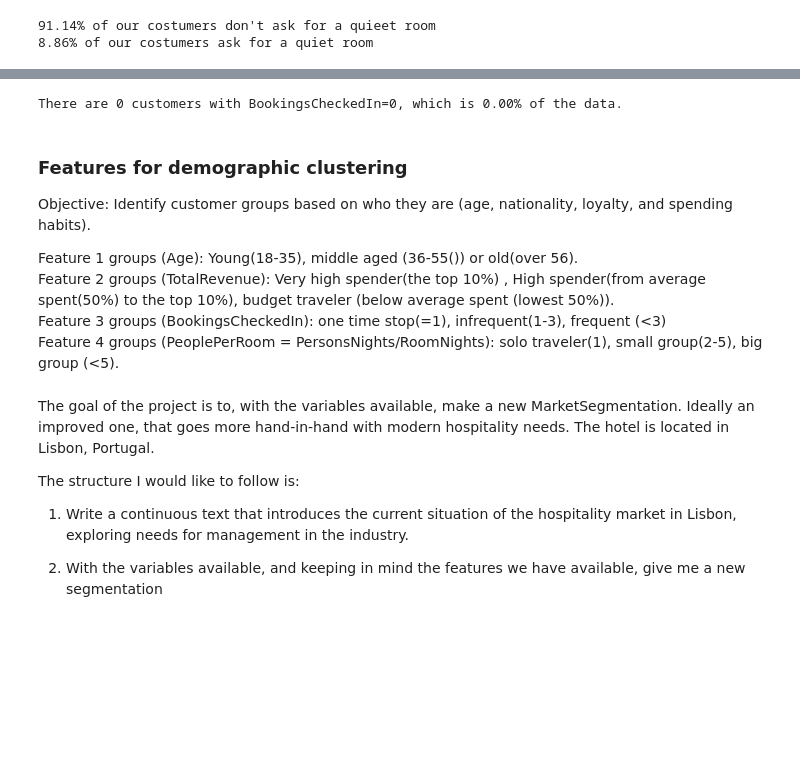
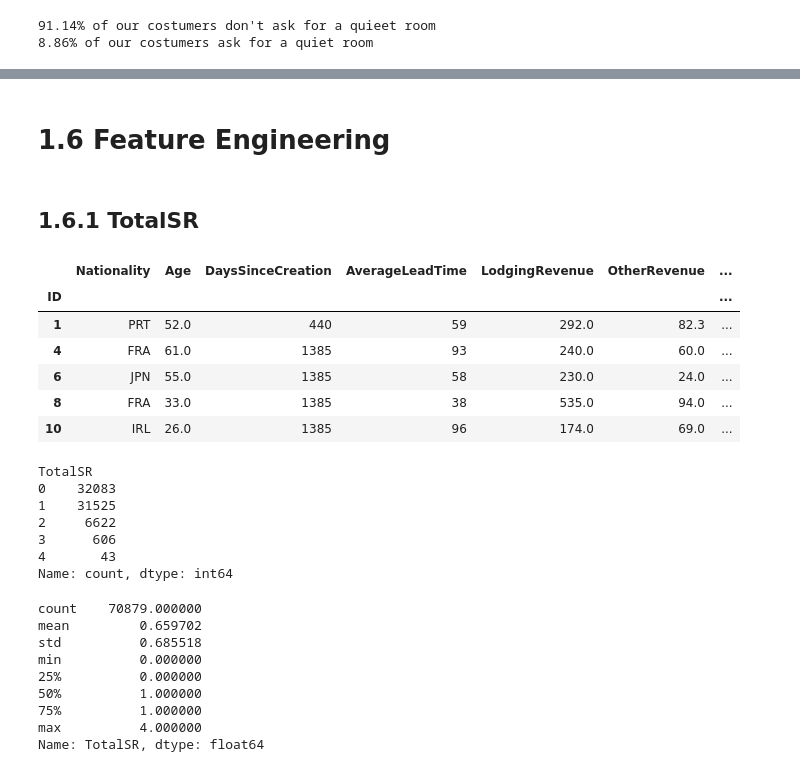
Before and after one commit to RubenCMarques/Hotel-Customer-Segmentation, a Jupyter notebook: Notebooks/A-B.ipynb, the cells around one changed output, grey strips where cells are left out. Drawn from its saved outputs; the diff is of its cells as text; code cells hidden in the pictures; blank space fills up the shorter version.

```diff
--- a/Notebooks/A-B.ipynb
+++ b/Notebooks/A-B.ipynb
@@ -1150,22 +1097,45 @@ Recurrent travellers BookingsCheckedIn>1
-# %%
-# Check for custoemrs with BookingsCheckedIn=0
-print(f'There are {customers[customers["BookingsCheckedIn"]==0].shape[0]} customers with BookingsCheckedIn=0, which is {customers[customers["BookingsCheckedIn"]==0].shape[0]/customers.shape[0]*100:.2f}% of the data.')
-# %% [output]
-There are 0 customers with BookingsCheckedIn=0, which is 0.00% of the data.
-# %% [markdown]
-### Features for demographic clustering
-
-Objective: Identify customer groups based on who they are (age, nationality, loyalty, and spending habits).
-
-Feature 1 groups (Age): Young(18-35), middle aged (36-55()) or old(over 56). <br>
-Feature 2 groups (TotalRevenue): Very high spender(the top 10%) , High spender(from average spent(50%) to the top 10%), budget traveler (below average spent (lowest 50%)). <br>
-Feature 3 groups (BookingsCheckedIn): one time stop(=1), infrequent(1-3), frequent (<3)  <br>
-Feature 4 groups (PeoplePerRoom = PersonsNights/RoomNights): solo traveler(1), small group(2-5), big group (<5).
-# %% [markdown]
-The goal of the project is to, with the variables available, make a new MarketSegmentation. Ideally an improved one, that goes more hand-in-hand with modern hospitality needs. The hotel is located in Lisbon, Portugal.
-
-The structure I would like to follow is:
-
-1) Write a continuous text that introduces the current situation of the hospitality market in Lisbon, exploring needs for management in the industry.
-
-2) With the variables available, and keeping in mind the features we have available, give me a new segmentation
+# %% [markdown]
+# 1.6 Feature Engineering
+# %% [markdown]
+## 1.6.1 TotalSR
+# %%
+customers.head()
+# %% [output]
+|  | Nationality | Age | DaysSinceCreation | AverageLeadTime | LodgingRevenue | OtherRevenue | ... |
+| ID |  |  |  |  |  |  | ... |
+| 1 | PRT | 52.0 | 440 | 59 | 292.0 | 82.3 | ... |
+| 4 | FRA | 61.0 | 1385 | 93 | 240.0 | 60.0 | ... |
+| 6 | JPN | 55.0 | 1385 | 58 | 230.0 | 24.0 | ... |
+| 8 | FRA | 33.0 | 1385 | 38 | 535.0 | 94.0 | ... |
+| 10 | IRL | 26.0 | 1385 | 96 | 174.0 | 69.0 | ... |
+# %%
+# List of columns to exclude
+exclude_columns = ['SRFloor', 'SRBathroom', 'SRElevator']
+
+# Filter columns that start with 'SR' and are not in the exclude list
+sr_columns_to_sum = [col for col in customers.columns if col.startswith('SR') and col not in exclude_columns]
+
+# Create the TotalSR column by summing the filtered SR columns
+customers['TotalSR'] = customers[sr_columns_to_sum].sum(axis=1)
+
+customers['TotalSR'].value_counts()
+# %% [output]
+TotalSR
+0    32083
+1    31525
+2     6622
+3      606
+4       43
+Name: count, dtype: int64
+# %%
+customers['TotalSR'].describe()
+# %% [output]
+count    70879.000000
+mean         0.659702
+std          0.685518
+min          0.000000
+25%          0.000000
+50%          1.000000
+75%          1.000000
+max          4.000000
+Name: TotalSR, dtype: float64
```
Also changed, not shown: parts of 23 cells of this notebook.
